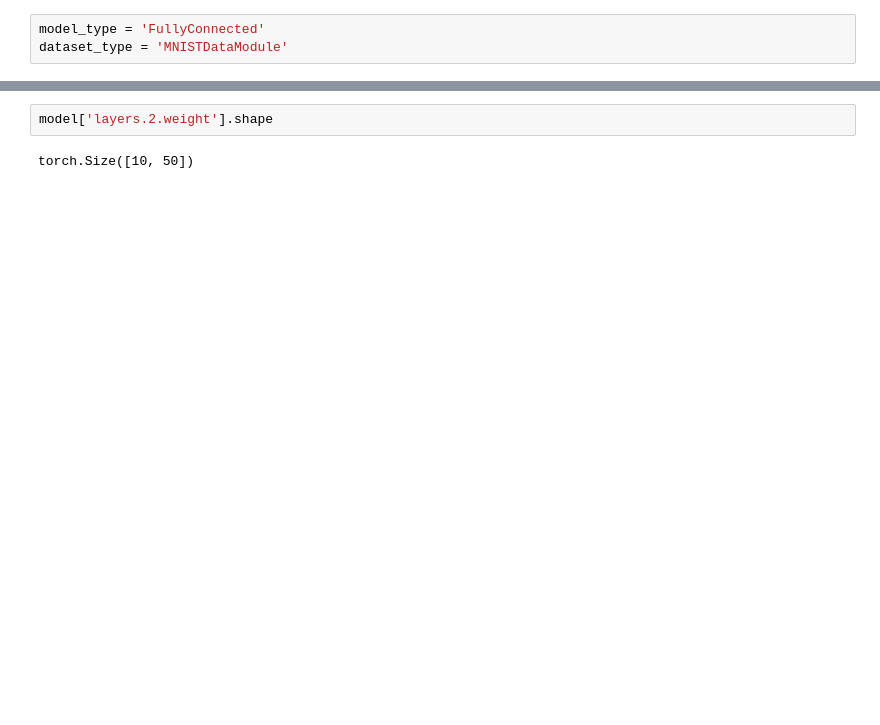
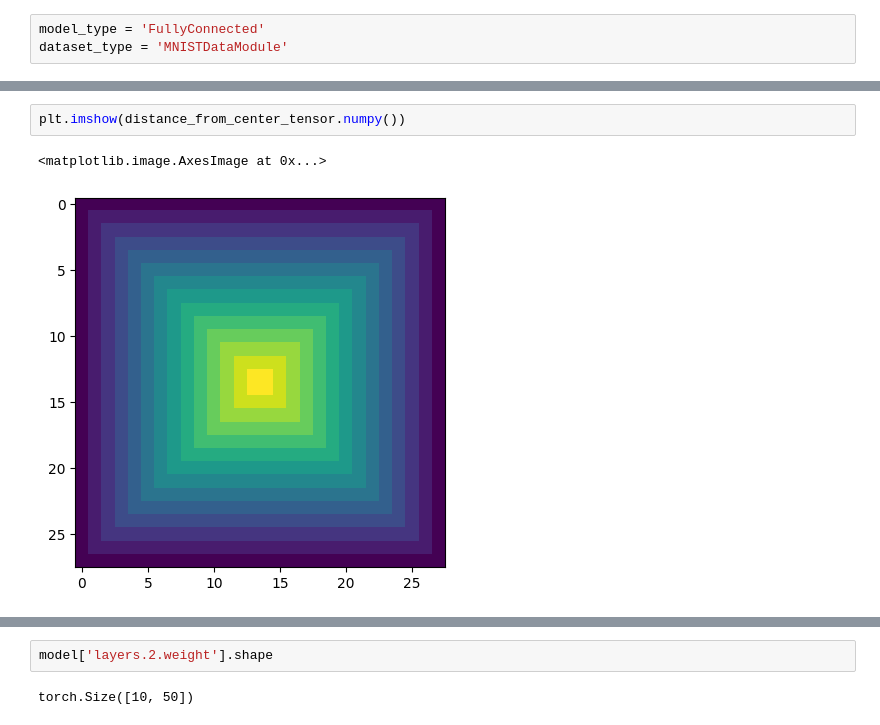
Before and after one commit to entropicbloom/intentionality, a Jupyter notebook: underlying/model_analysis.ipynb, the cells around one changed output, grey strips where cells are left out. Cells and saved outputs as stored; diff of their text form; blank space fills up the shorter version.

```diff
--- a/underlying/model_analysis.ipynb
+++ b/underlying/model_analysis.ipynb
@@ -11,2 +19,7 @@ dataset_type = 'MNISTDataModule'
+# %%
+plt.imshow(distance_from_center_tensor.numpy())
+# %% [output]
+<matplotlib.image.AxesImage at 0x...>
+[figure, added]
 # %%
 weight_matrices = []
```
Also changed, not shown: parts of 6 cells of this notebook, 12 other files.
